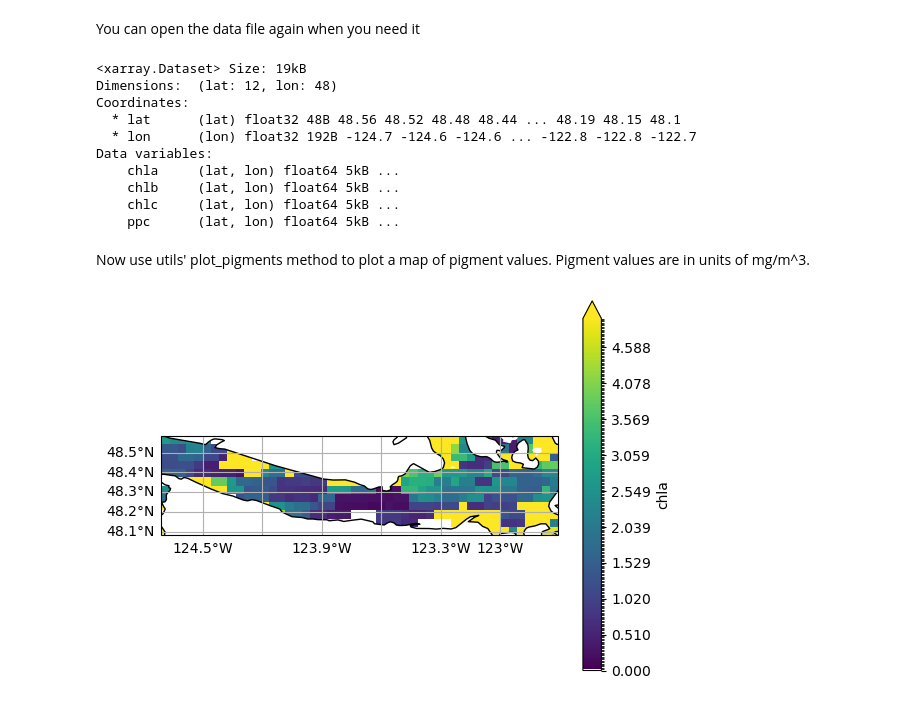
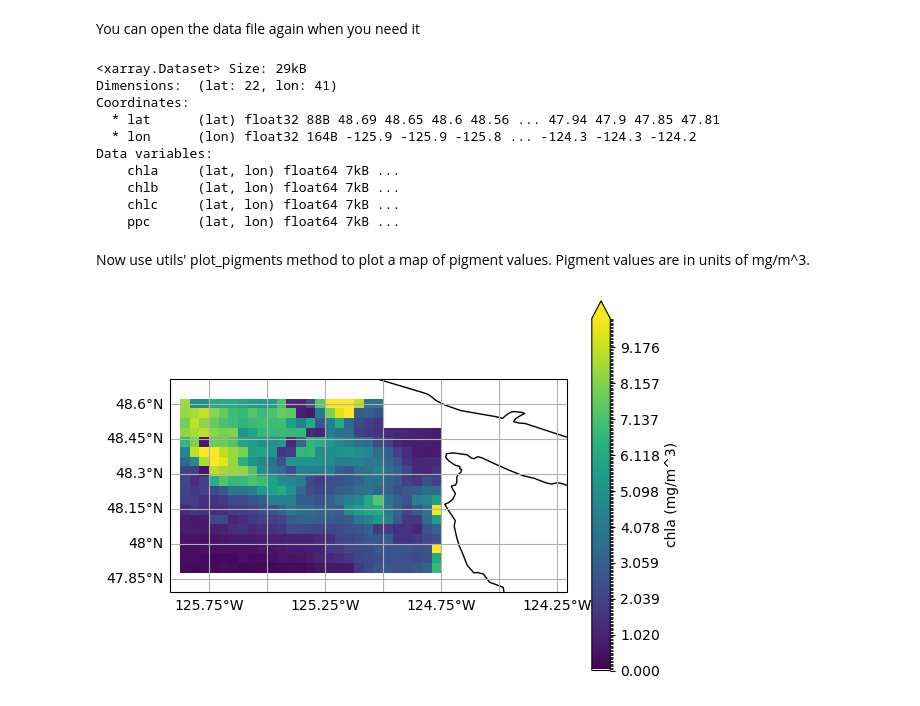
Before and after one commit to max-danenhower/pace-rrs-inversions-pigments, a Jupyter notebook: pace_to_pigments.ipynb, the cells around one changed output. Saved outputs shown, nothing was run; the diff lists cells and outputs as text; code cells hidden in the pictures.

```diff
--- a/pace_to_pigments.ipynb
+++ b/pace_to_pigments.ipynb
@@ -23,5 +27,4 @@ First download data Rrs data from PACE using utils' load_rrs method. This method
 # %%
-paths = utils.load_rrs(('2024-06-12','2024-06-15'), '4km')
-paths
+rrs_paths, sal_paths, temp_paths = utils.load_data(('2024-06-12','2024-06-15'), '4km')
 # %% [output]
 Granules found: 4
@@ -103,26 +140,26 @@ pigments.to_netcdf('pigment_vals')
 # %% [markdown]
 You can open the data file again when you need it
 # %%
-pigments = xarray.open_dataset('pigment_vals')
+pigments = xarray.open_dataset('pig_vals/washington_coast')
 pigments
 # %% [output]
-<xarray.Dataset> Size: 19kB
-Dimensions:  (lat: 12, lon: 48)
+<xarray.Dataset> Size: 29kB
+Dimensions:  (lat: 22, lon: 41)
 Coordinates:
-  * lat      (lat) float32 48B 48.56 48.52 48.48 48.44 ... 48.19 48.15 48.1
-  * lon      (lon) float32 192B -124.7 -124.6 -124.6 ... -122.8 -122.8 -122.7
+  * lat      (lat) float32 88B 48.69 48.65 48.6 48.56 ... 47.94 47.9 47.85 47.81
+  * lon      (lon) float32 164B -125.9 -125.9 -125.8 ... -124.3 -124.3 -124.2
 Data variables:
-    chla     (lat, lon) float64 5kB ...
-    chlb     (lat, lon) float64 5kB ...
-    chlc     (lat, lon) float64 5kB ...
-    ppc      (lat, lon) float64 5kB ...
+    chla     (lat, lon) float64 7kB ...
+    chlb     (lat, lon) float64 7kB ...
+    chlc     (lat, lon) float64 7kB ...
+    ppc      (lat, lon) float64 7kB ...
 # %% [markdown]
 Now use utils' plot_pigments method to plot a map of pigment values. Pigment values are in units of mg/m^3.
 # %%
-# This plots the concentration of chlorophyll a on a color map over the coordinates 48.6N, 48.1N, 124.7W, 122.7W on a scale or
-# 0 mg/m^3 to 5 mg/m^3.
+# This plots the concentration of chlorophyll a on a color map. The color bar is set to show values from 0 to 10 with a label
+# 'chla (mg/m^3)'
 chla = pigments['chla']
-utils.plot_pigments(pigments['chla'], 0, 5)
+utils.plot_pigments(pigments['chla'], 0, 10, 'chla (mg/m^3)')
 # %% [output]
-[figure, old version]
+[figure, new version]
 # %%
```
Also changed, not shown: parts of 22 cells of this notebook.
